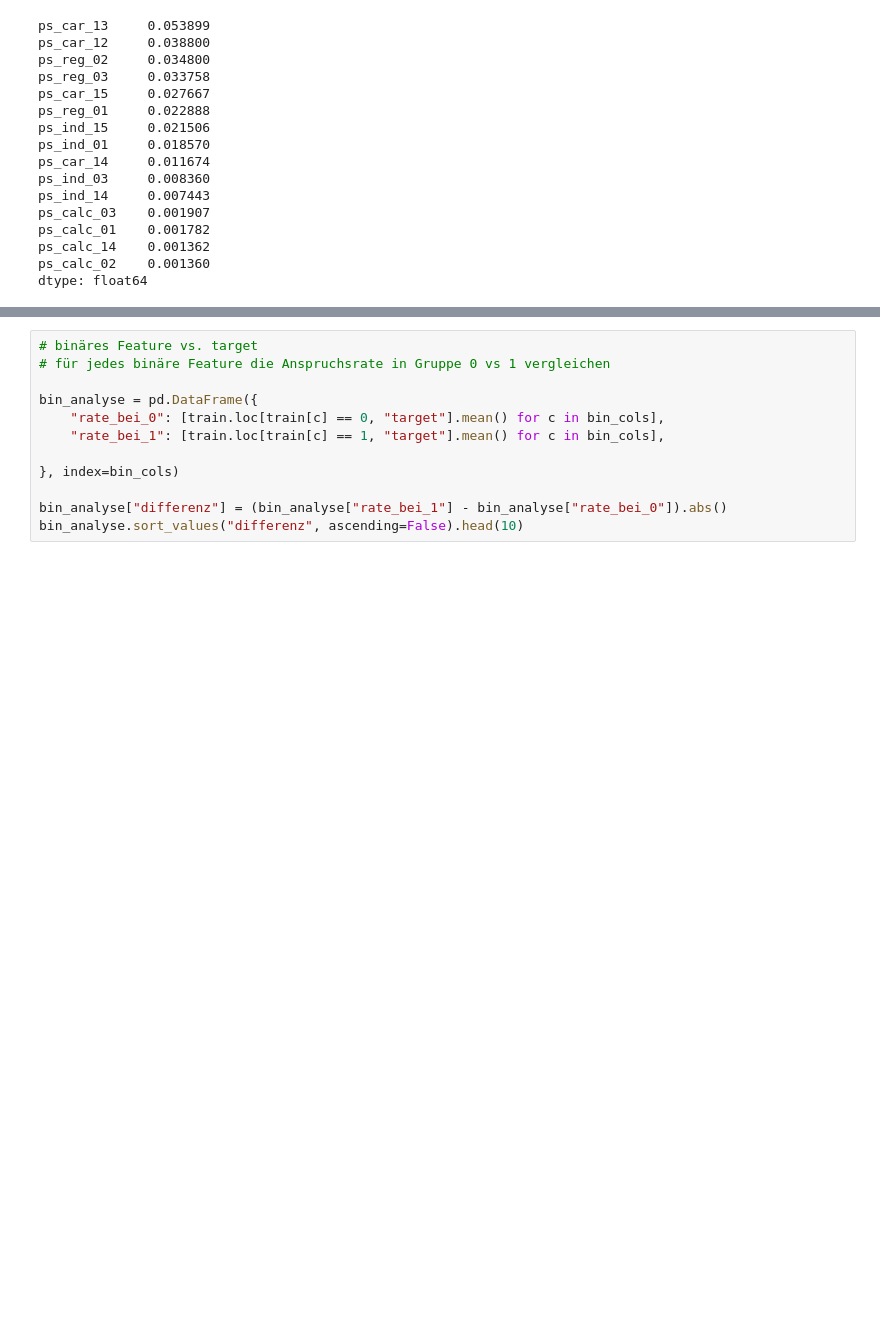
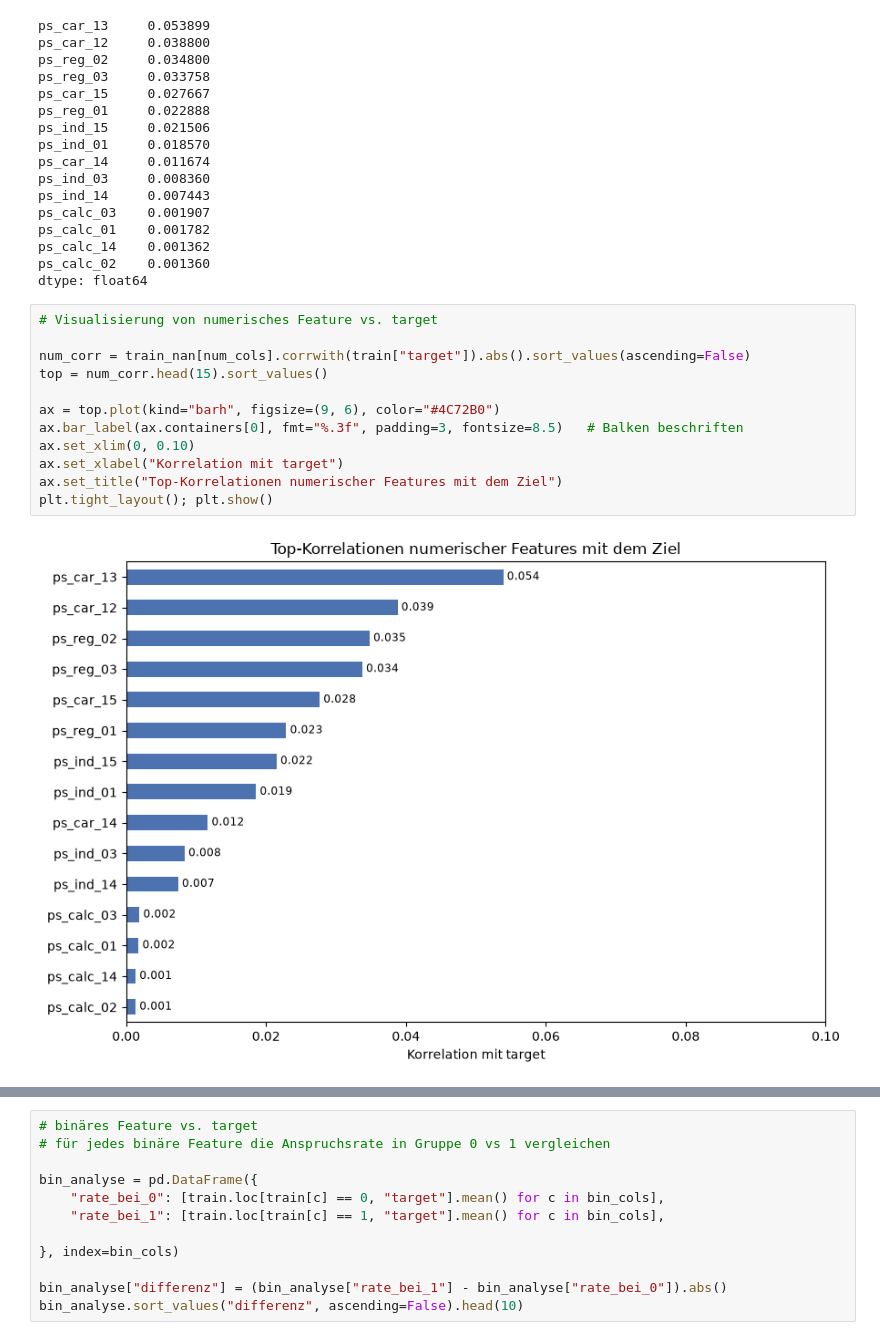
Before and after one commit to Delamijo/Advanced_Data_Analytics_University_Project, a Jupyter notebook: members/S_S_R/notebooks/01_general_eda.ipynb, the cells around one changed output, grey strips where cells are left out. Cells and saved outputs as stored; diff of their text form; blank space fills up the shorter version.

```diff
--- a/members/S_S_R/notebooks/01_general_eda.ipynb
+++ b/members/S_S_R/notebooks/01_general_eda.ipynb
@@ -316,6 +355,20 @@ ps_calc_01    0.001782
 ps_calc_14    0.001362
 ps_calc_02    0.001360
 dtype: float64
+# %%
+# Visualisierung von numerisches Feature vs. target
+
+num_corr = train_nan[num_cols].corrwith(train["target"]).abs().sort_values(ascending=False)
+top = num_corr.head(15).sort_values()
+
+ax = top.plot(kind="barh", figsize=(9, 6), color="#4C72B0")
+ax.bar_label(ax.containers[0], fmt="%.3f", padding=3, fontsize=8.5)   # Balken beschriften
+ax.set_xlim(0, 0.10)
+ax.set_xlabel("Korrelation mit target")
+ax.set_title("Top-Korrelationen numerischer Features mit dem Ziel")
+plt.tight_layout(); plt.show()
+# %% [output]
+[figure, added]
 # %%
 # kategoriales feature vs. target
 
```
Also changed, not shown: parts of 9 cells of this notebook, 1 other file.
